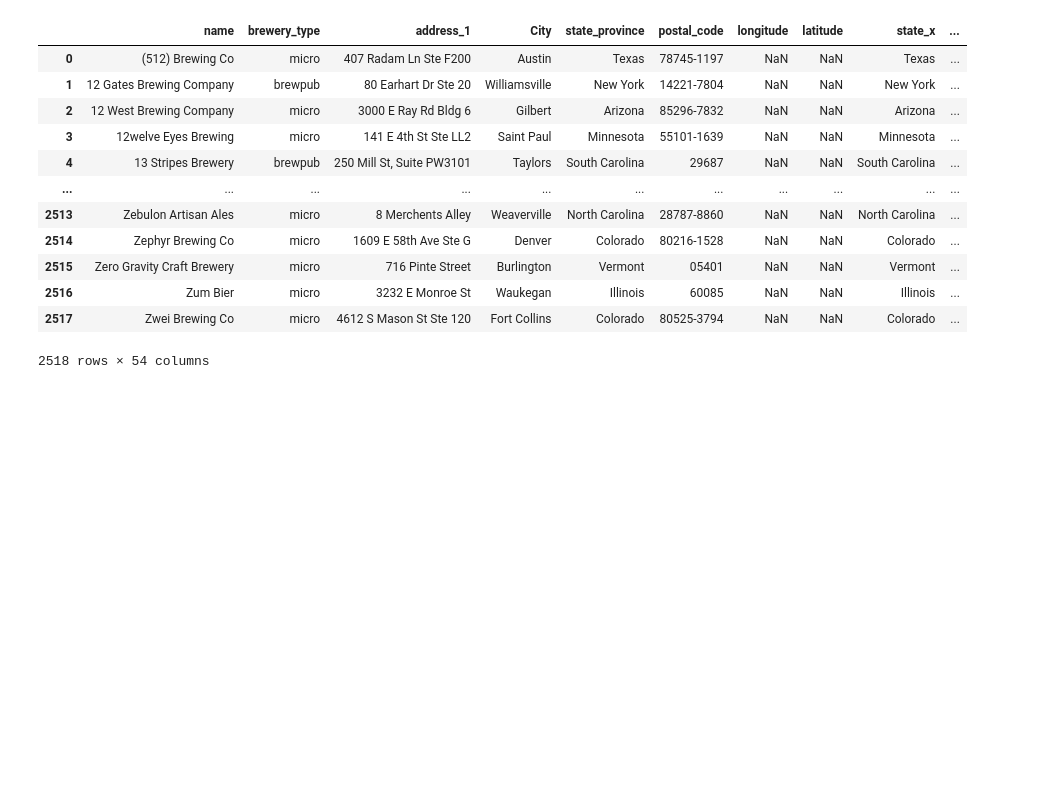
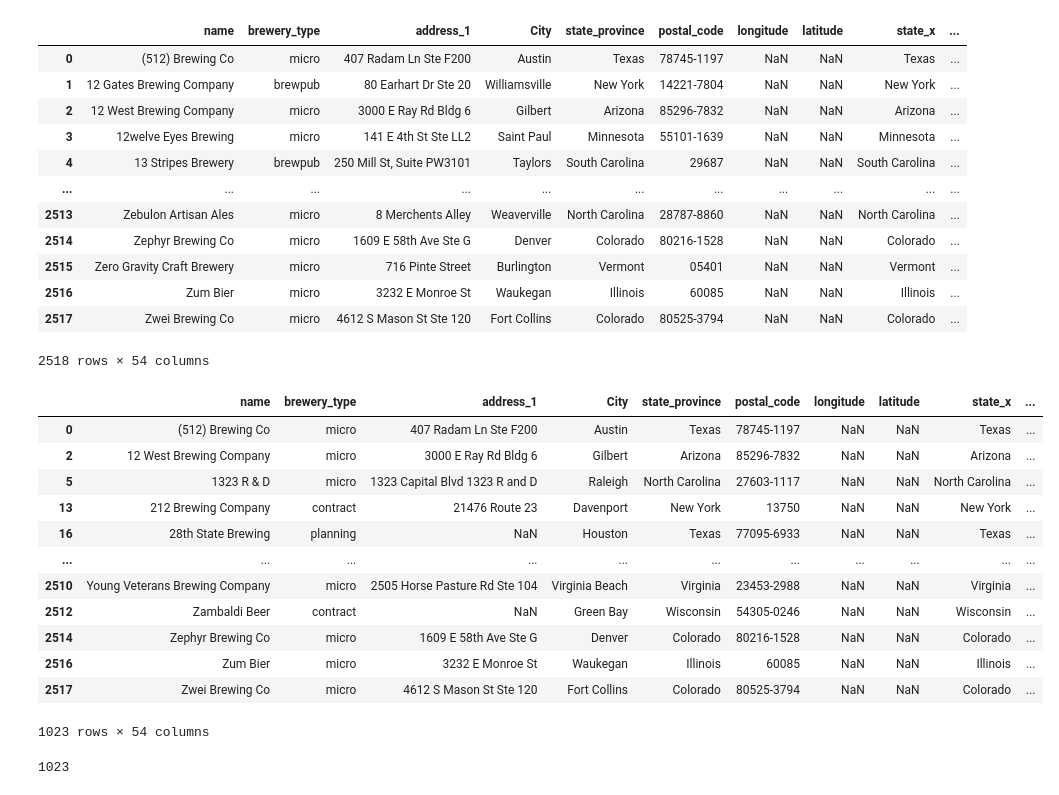
Before and after one commit to rpatel9877/project1, a Jupyter notebook: stoutistics_brew.ipynb, the cells around one changed output. Saved outputs shown, nothing was run; the diff lists cells and outputs as text; code cells hidden in the pictures; blank space fills up the shorter version.

```diff
--- a/stoutistics_brew.ipynb
+++ b/stoutistics_brew.ipynb
@@ -466,3 +466,26 @@ merged_df
 | 2516 | Zum Bier | micro | 3232 E Monroe St | Waukegan | Illinois | 60085 | NaN | NaN | Illinois | ... |
 | 2517 | Zwei Brewing Co | micro | 4612 S Mason St Ste 120 | Fort Collins | Colorado | 80525-3794 | NaN | NaN | Colorado | ... |
 2518 rows × 54 columns
+# %%
+# Delete Rows by Checking Conditions
+
+dfresult = merged_df.dropna(thresh=10)
+dfresult
+# %% [output]
+|  | name | brewery_type | address_1 | City | state_province | postal_code | longitude | latitude | state_x | ... |
+| 0 | (512) Brewing Co | micro | 407 Radam Ln Ste F200 | Austin | Texas | 78745-1197 | NaN | NaN | Texas | ... |
+| 2 | 12 West Brewing Company | micro | 3000 E Ray Rd Bldg 6 | Gilbert | Arizona | 85296-7832 | NaN | NaN | Arizona | ... |
+| 5 | 1323 R & D | micro | 1323 Capital Blvd 1323 R and D | Raleigh | North Carolina | 27603-1117 | NaN | NaN | North Carolina | ... |
+| 13 | 212 Brewing Company | contract | 21476 Route 23 | Davenport | New York | 13750 | NaN | NaN | New York | ... |
+| 16 | 28th State Brewing | planning | NaN | Houston | Texas | 77095-6933 | NaN | NaN | Texas | ... |
+| ... | ... | ... | ... | ... | ... | ... | ... | ... | ... | ... |
+| 2510 | Young Veterans Brewing Company | micro | 2505 Horse Pasture Rd Ste 104 | Virginia Beach | Virginia | 23453-2988 | NaN | NaN | Virginia | ... |
+| 2512 | Zambaldi Beer | contract | NaN | Green Bay | Wisconsin | 54305-0246 | NaN | NaN | Wisconsin | ... |
+| 2514 | Zephyr Brewing Co | micro | 1609 E 58th Ave Ste G | Denver | Colorado | 80216-1528 | NaN | NaN | Colorado | ... |
+| 2516 | Zum Bier | micro | 3232 E Monroe St | Waukegan | Illinois | 60085 | NaN | NaN | Illinois | ... |
+| 2517 | Zwei Brewing Co | micro | 4612 S Mason St Ste 120 | Fort Collins | Colorado | 80525-3794 | NaN | NaN | Colorado | ... |
+1023 rows × 54 columns
+# %%
+len(dfresult.index)
+# %% [output]
+1023
```
Also changed, not shown: parts of 1 cell of this notebook, 1 other file.
